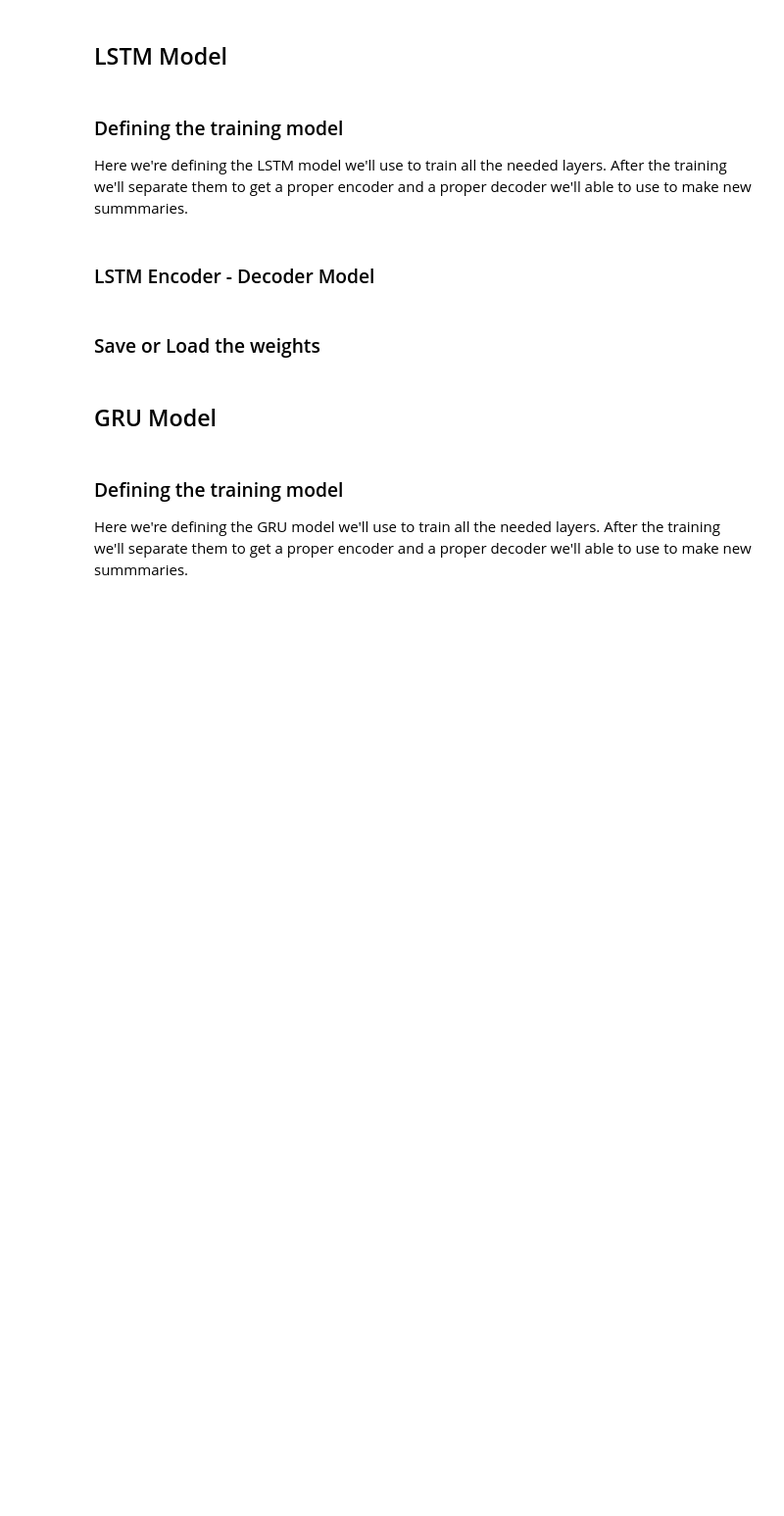
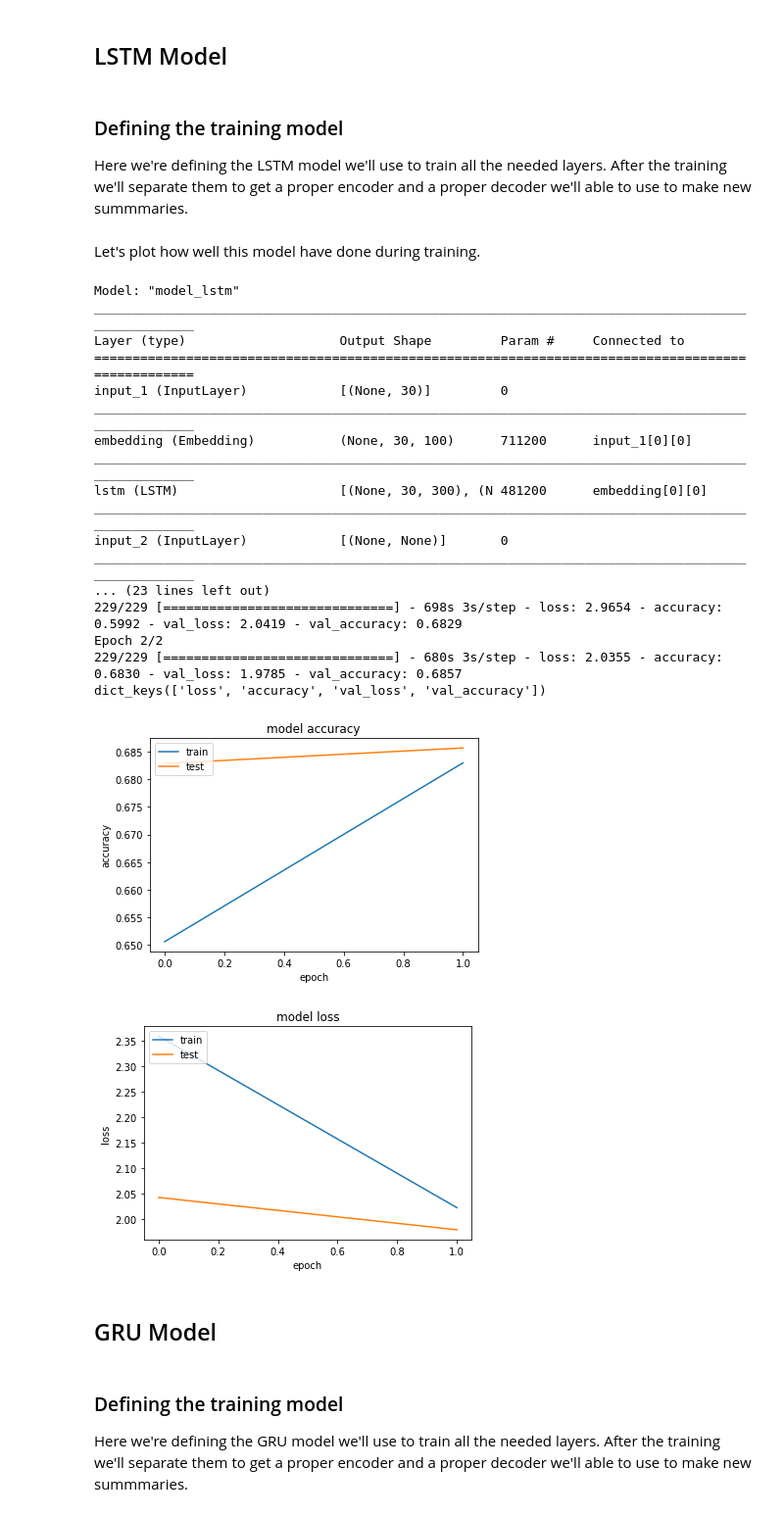
Before and after one commit to rirolli/summarize_net, a Jupyter notebook: jupyter/How_to_build_own_text_summarizer_using_deep_learning.ipynb, the cells around one changed output. Shown: that part at 98% size. Cells and saved outputs as stored; diff of their text form; code cells hidden in the pictures; blank space fills up the shorter version.

Commit message:
Model refactor

```diff
--- a/jupyter/How_to_build_own_text_summarizer_using_deep_learning.ipynb
+++ b/jupyter/How_to_build_own_text_summarizer_using_deep_learning.ipynb
@@ -457,0 +533,21 @@ def load_model(model):
+# %%
+def plot_history(history):
+  print(history.history.keys())
+
+  # Accuracy
+  plt.plot(history.history['accuracy'])
+  plt.plot(history.history['val_accuracy'])
+  plt.title('model accuracy')
+  plt.ylabel('accuracy')
+  plt.xlabel('epoch')
+  plt.legend(['train', 'test'], loc='upper left')
+  plt.show()
+
+  # Loss
+  plt.plot(history.history['loss'])
+  plt.plot(history.history['val_loss'])
+  plt.title('model loss')
+  plt.ylabel('loss')
+  plt.xlabel('epoch')
+  plt.legend(['train', 'test'], loc='upper left')
+  plt.show()
@@ -458,2 +556,14 @@ def load_model(model):
+# %%
+date_now = datetime.datetime.now().strftime("%Y%m%d-%H%M%S")
+
+EPOCHS = 2
+BATCH_SIZE = 128
+
+latent_dim    = 300
+embedding_dim = 100
+
+is_model_lstm_trained = False
+is_model_gru_trained  = False
+is_model_bi_trained   = False
 # %% [markdown]
 ## Attention Layer
@@ -577,2 +809,0 @@ if not is_model_lstm_trained:
-# %% [markdown]
-### LSTM Encoder - Decoder Model
@@ -605,2 +809,0 @@ decoder_model = Model(
-# %% [markdown]
-### Save or Load the weights
@@ -612,3 +810,27 @@ decoder_model = Model(
+# %% [markdown]
+Let's plot how well this model have done during training.
+# %%
+plot_history(history_lstm)
+# %% [output]
+Model: "model_lstm"
+__________________________________________________________________________________________________
+Layer (type)                    Output Shape         Param #     Connected to
+==================================================================================================
+input_1 (InputLayer)            [(None, 30)]         0
+__________________________________________________________________________________________________
+embedding (Embedding)           (None, 30, 100)      711200      input_1[0][0]
+__________________________________________________________________________________________________
+lstm (LSTM)                     [(None, 30, 300), (N 481200      embedding[0][0]
+__________________________________________________________________________________________________
+input_2 (InputLayer)            [(None, None)]       0
+__________________________________________________________________________________________________
+... (23 lines left out)
+229/229 [==============================] - 698s 3s/step - loss: 2.9654 - accuracy: 0.5992 - val_loss: 2.0419 - val_accuracy: 0.6829
+Epoch 2/2
+229/229 [==============================] - 680s 3s/step - loss: 2.0355 - accuracy: 0.6830 - val_loss: 1.9785 - val_accuracy: 0.6857
+dict_keys(['loss', 'accuracy', 'val_loss', 'val_accuracy'])
+[figure, added]
+[figure, added]
 # %% [markdown]
 ## GRU Model
 # %% [markdown]
```
Also changed, not shown: parts of 48 cells of this notebook.
